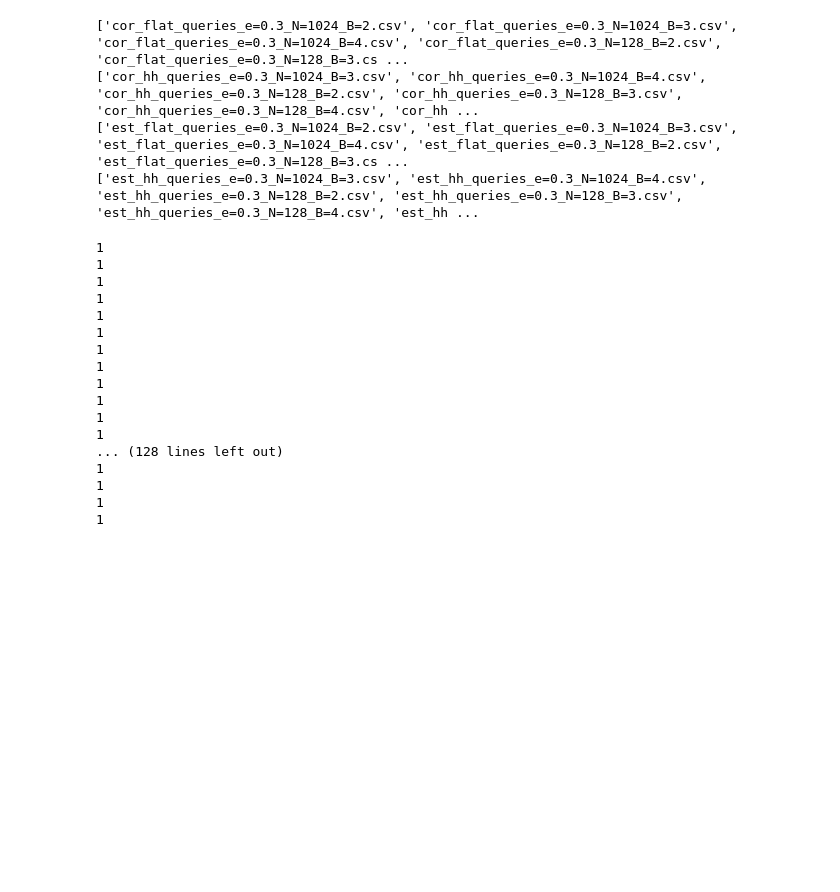
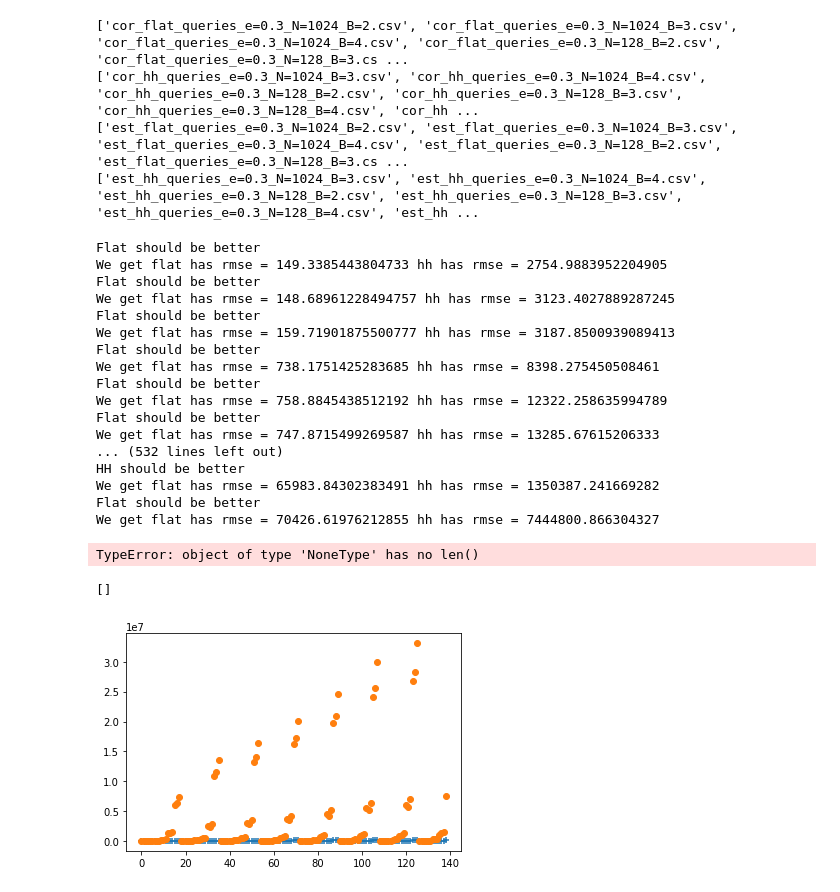
Before and after one commit to j-friis/Bachelors-Thesis, a Jupyter notebook: src/local_vs_flat_analysis.ipynb, the cells around one changed output. Drawn from its saved outputs; the diff is of its cells as text; code cells hidden in the pictures; blank space fills up the shorter version.

```diff
--- a/src/local_vs_flat_analysis.ipynb
+++ b/src/local_vs_flat_analysis.ipynb
@@ -180,29 +187,66 @@ flat_cor_hh_dict = fill_up_lookup_error_dict(epsilons, n, degrees, flat_files_co
 flat_est_flat_dict = fill_up_lookup_error_dict(epsilons, n, degrees, flat_files_est_flat)
 flat_est_hh_dict = fill_up_lookup_error_dict(epsilons, n, degrees, flat_files_est_hh)
 # %%
-epsilons = np.array([2, 1.4, 1.2, 1, 0.8, 0.6, 0.5, 0.3])
-n = np.array([32,128,256,512,1024,2048])
-degrees = np.array([2,3,4])
+flat_rmse_flat = []
+flat_rmse_hh = []
+
+hh_rmse_flat = []
+hh_rmse_hh = []
 
 for e in epsilons:
     for N in n:
         for degree in degrees:
-            print(1)
+            print('Flat should be better')
+            flat_cor = flat_cor_flat_dict[e][N][degree]
+            flat_est = flat_est_flat_dict[e][N][degree]
+            flat_rmse = find_error_different_queries(flat_est, flat_cor)['rmse']
+
+            hh_cor = hh_cor_flat_dict[e][N][degree]
+            hh_est = hh_est_flat_dict[e][N][degree]
+            hh_rmse = find_error_different_queries(hh_est, hh_cor)['rmse']
+
+            flat_rmse_flat.append(flat_rmse)
+            hh_rmse_flat.append(hh_rmse)
+
+            print(f'We get flat has rmse = {flat_rmse} hh has rmse = {hh_rmse} ')
+
+            flat_cor = flat_cor_hh_dict[e][N][degree]
+            flat_est = flat_est_hh_dict[e][N][degree]
+
+            hh_cor = hh_cor_hh_dict[e][N][degree]
+            hh_est = hh_est_hh_dict[e][N][degree]
+            if len(flat_est) !=0 or len(flat_cor) !=0 or  len(hh_est) !=0 or  len(hh_cor) !=0 :
+                print('_____________________')
+                print('HH should be better')
+                flat_rmse = find_error_different_queries(flat_est, flat_cor)['rmse']
+                hh_rmse = find_error_different_queries(hh_est, hh_cor)['rmse']
+                print(f'We get flat has rmse = {flat_rmse} hh has rmse = {hh_rmse} ')
+                hh_rmse_hh.append(hh_rmse)
+                flat_rmse_hh.append(flat_rmse)
 # %% [output]
-1
-1
-1
-1
-1
-1
-1
-1
-1
-1
-1
-1
-... (128 lines left out)
-1
-1
-1
-1
+Flat should be better
+We get flat has rmse = 149.3385443804733 hh has rmse = 2754.9883952204905
+Flat should be better
+We get flat has rmse = 148.68961228494757 hh has rmse = 3123.4027889287245
+Flat should be better
+We get flat has rmse = 159.71901875500777 hh has rmse = 3187.8500939089413
+Flat should be better
+We get flat has rmse = 738.1751425283685 hh has rmse = 8398.275450508461
+Flat should be better
+We get flat has rmse = 758.8845438512192 hh has rmse = 12322.258635994789
+Flat should be better
+We get flat has rmse = 747.8715499269587 hh has rmse = 13285.67615206333
+... (532 lines left out)
+HH should be better
+We get flat has rmse = 65983.84302383491 hh has rmse = 1350387.241669282
+Flat should be better
+We get flat has rmse = 70426.61976212855 hh has rmse = 7444800.866304327
+TypeError: object of type 'NoneType' has no len()
+# %%
+x = np.arange(0, len(flat_rmse_flat))
+plt.scatter(x, flat_rmse_flat, marker = '+', label="Flat rmse")
+plt.scatter(x, hh_rmse_flat, marker = 'o', label="HH rmse")
+plt.plot()
+# %% [output]
+[]
+[figure, added]
```
Also changed, not shown: parts of 15 cells of this notebook.
